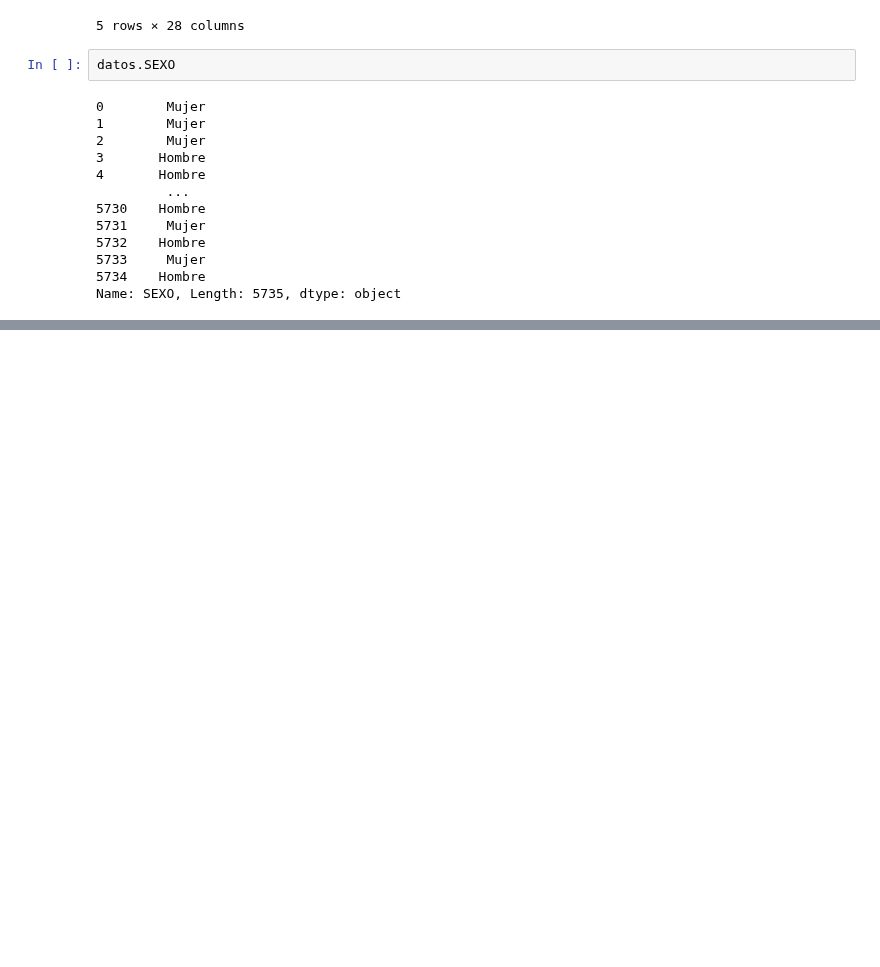
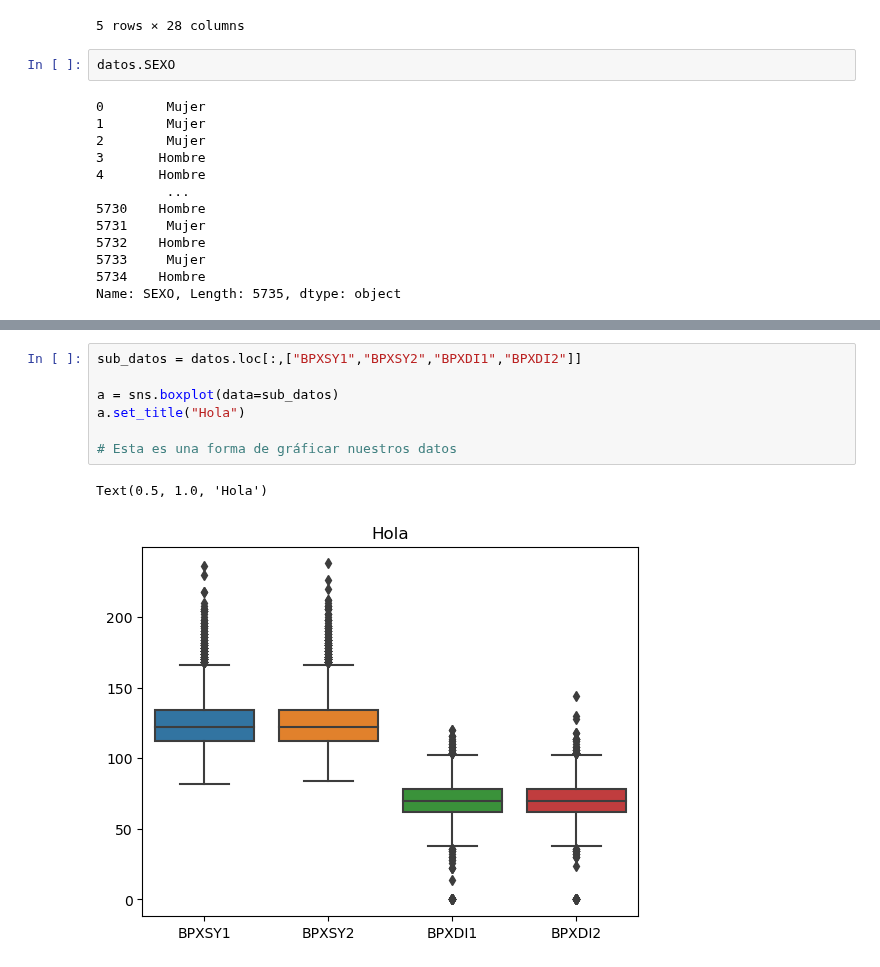
Before and after one commit to onavarrete04/Introduccion-Ciencia-Datos, a Jupyter notebook: 2023 - 1 PRACTICA - NHANES - DATOS UNIVARIADOS.ipynb, the cells around one changed output, grey strips where cells are left out. Drawn from its saved outputs; the diff is of its cells as text; blank space fills up the shorter version.

```diff
--- a/2023 - 1 PRACTICA - NHANES - DATOS UNIVARIADOS.ipynb
+++ b/2023 - 1 PRACTICA - NHANES - DATOS UNIVARIADOS.ipynb
@@ -229,0 +243,10 @@ Name: SEXO, Length: 5735, dtype: object
+# %%
+sub_datos = datos.loc[:,["BPXSY1","BPXSY2","BPXDI1","BPXDI2"]]
+
+a = sns.boxplot(data=sub_datos)
+a.set_title("Hola")
+
+# Esta es una forma de gráficar nuestros datos
+# %% [output]
+Text(0.5, 1.0, 'Hola')
+[figure, added]
```
Also changed, not shown: parts of 16 cells of this notebook, 1 other file.
